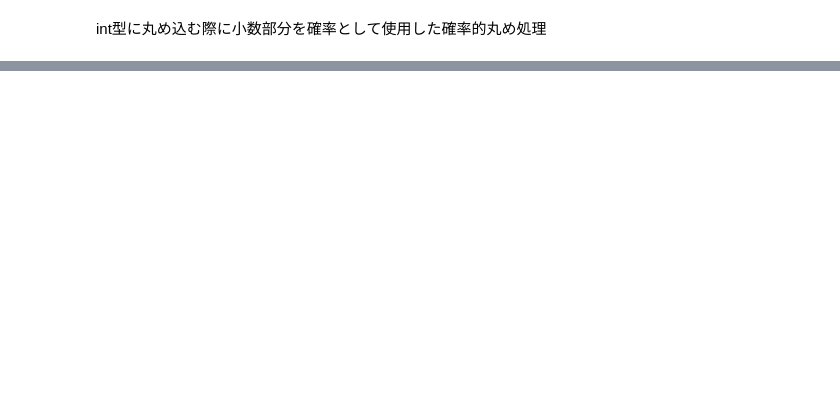
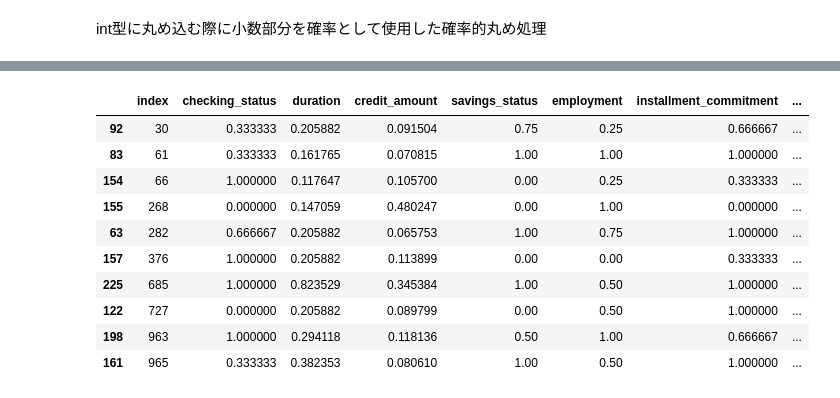
Before and after one commit to ShotaArima/lowprofool_x86, a Jupyter notebook: src/Propose-Method4.ipynb, the cells around one changed output, grey strips where cells are left out. Saved outputs shown, nothing was run; the diff lists cells and outputs as text; code cells hidden in the pictures; blank space fills up the shorter version.

```diff
--- a/src/Propose-Method4.ipynb
+++ b/src/Propose-Method4.ipynb
@@ -825,0 +870,15 @@ print(y_pred_lpf)
+# %%
+# オリジナルのサンプルについてモデルの予測結果
+df_combined_pred[df_combined_pred['index'].isin(arrs)].sort_values('index')
+# %% [output]
+|  | index | checking_status | duration | credit_amount | savings_status | employment | installment_commitment | ... |
+| 92 | 30 | 0.333333 | 0.205882 | 0.091504 | 0.75 | 0.25 | 0.666667 | ... |
+| 83 | 61 | 0.333333 | 0.161765 | 0.070815 | 1.00 | 1.00 | 1.000000 | ... |
+| 154 | 66 | 1.000000 | 0.117647 | 0.105700 | 0.00 | 0.25 | 0.333333 | ... |
+| 155 | 268 | 0.000000 | 0.147059 | 0.480247 | 0.00 | 1.00 | 0.000000 | ... |
+| 63 | 282 | 0.666667 | 0.205882 | 0.065753 | 1.00 | 0.75 | 1.000000 | ... |
+| 157 | 376 | 1.000000 | 0.205882 | 0.113899 | 0.00 | 0.00 | 0.333333 | ... |
+| 225 | 685 | 1.000000 | 0.823529 | 0.345384 | 1.00 | 0.50 | 1.000000 | ... |
+| 122 | 727 | 0.000000 | 0.205882 | 0.089799 | 0.00 | 0.50 | 1.000000 | ... |
+| 198 | 963 | 1.000000 | 0.294118 | 0.118136 | 0.50 | 1.00 | 0.666667 | ... |
+| 161 | 965 | 0.333333 | 0.382353 | 0.080610 | 1.00 | 0.50 | 1.000000 | ... |
```
Also changed, not shown: parts of 20 cells of this notebook.
